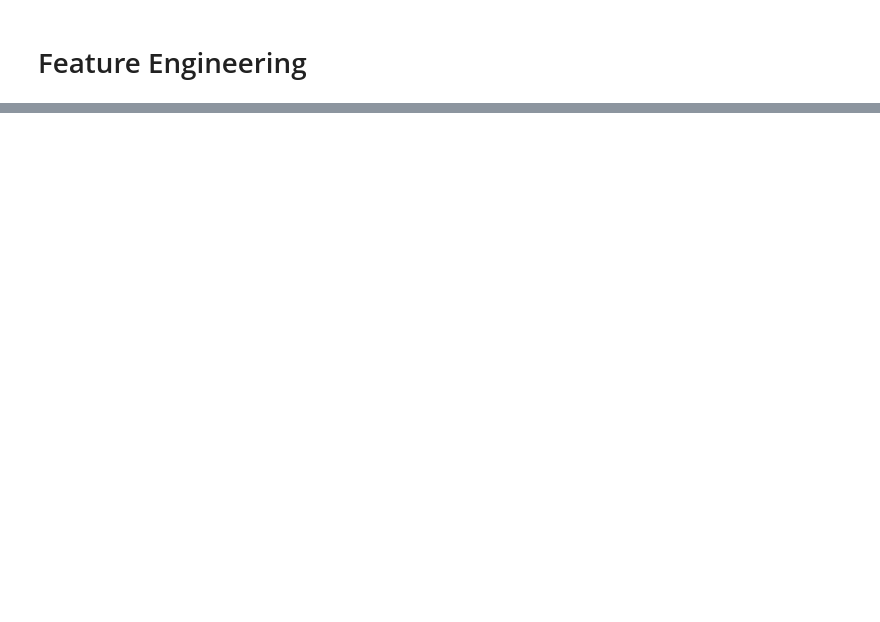
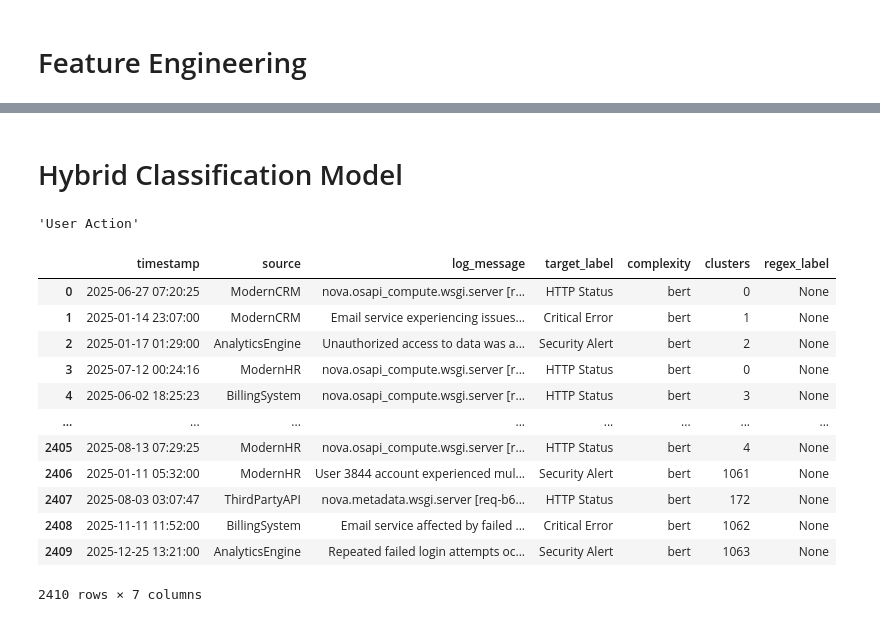
Before and after one commit to Gokulasuthan-Murugan/Software-log-Monitoring-system-using-Hybrid-Classification-Model, a Jupyter notebook: notebook/Hybrid_classification.ipynb, the cells around one changed output, grey strips where cells are left out. Saved outputs shown, nothing was run; the diff lists cells and outputs as text; code cells hidden in the pictures; blank space fills up the shorter version.

```diff
--- a/notebook/Hybrid_classification.ipynb
+++ b/notebook/Hybrid_classification.ipynb
@@ -116,0 +206,2 @@ embeddings=model.encode(df['log_message'].tolist())
+# %% [markdown]
+# Hybrid Classification Model
@@ -116,0 +210,40 @@ embeddings=model.encode(df['log_message'].tolist())
+# %%
+def classify_with_regex(log_message):
+  regex_pattern={
+      r"User User\d+ logged (in|out).":"User Action",
+      r"Backup (started|ended) at .*":"System Notification",
+      r"Backup completed successfully.": "System Notification",
+      r"System updated to version .*":"System Notification",
+      r"File .* uploaded successfully by user .*":"System Notification",
+      r"Disk cleanup completed successfully.":"System Notification",
+      r"System reboot initiated by user .*":"System Notification",
+      r"Account with ID .* created by .*":"User Action"
+  }
+
+
+  for pattern ,label in regex_pattern.items():
+    if re.search(pattern,log_message,re.IGNORECASE):
+      return label
+  return None
+# %%
+a=classify_with_regex("User User494 logged OUT.")
+a
+# %% [output]
+'User Action'
+# %%
+df['regex_label']=df['log_message'].apply(classify_with_regex)
+df[df.regex_label!=None] #it won't work beacuse here the pandas stored it as a null values so we have to use isnull() to check it out
+# %% [output]
+|  | timestamp | source | log_message | target_label | complexity | clusters | regex_label |
+| 0 | 2025-06-27 07:20:25 | ModernCRM | nova.osapi_compute.wsgi.server [r... | HTTP Status | bert | 0 | None |
+| 1 | 2025-01-14 23:07:00 | ModernCRM | Email service experiencing issues... | Critical Error | bert | 1 | None |
+| 2 | 2025-01-17 01:29:00 | AnalyticsEngine | Unauthorized access to data was a... | Security Alert | bert | 2 | None |
+| 3 | 2025-07-12 00:24:16 | ModernHR | nova.osapi_compute.wsgi.server [r... | HTTP Status | bert | 0 | None |
+| 4 | 2025-06-02 18:25:23 | BillingSystem | nova.osapi_compute.wsgi.server [r... | HTTP Status | bert | 3 | None |
+| ... | ... | ... | ... | ... | ... | ... | ... |
+| 2405 | 2025-08-13 07:29:25 | ModernHR | nova.osapi_compute.wsgi.server [r... | HTTP Status | bert | 4 | None |
+| 2406 | 2025-01-11 05:32:00 | ModernHR | User 3844 account experienced mul... | Security Alert | bert | 1061 | None |
+| 2407 | 2025-08-03 03:07:47 | ThirdPartyAPI | nova.metadata.wsgi.server [req-b6... | HTTP Status | bert | 172 | None |
+| 2408 | 2025-11-11 11:52:00 | BillingSystem | Email service affected by failed ... | Critical Error | bert | 1062 | None |
+| 2409 | 2025-12-25 13:21:00 | AnalyticsEngine | Repeated failed login attempts oc... | Security Alert | bert | 1063 | None |
+2410 rows × 7 columns
```
Also changed, not shown: parts of 35 cells of this notebook, 7 other files.
